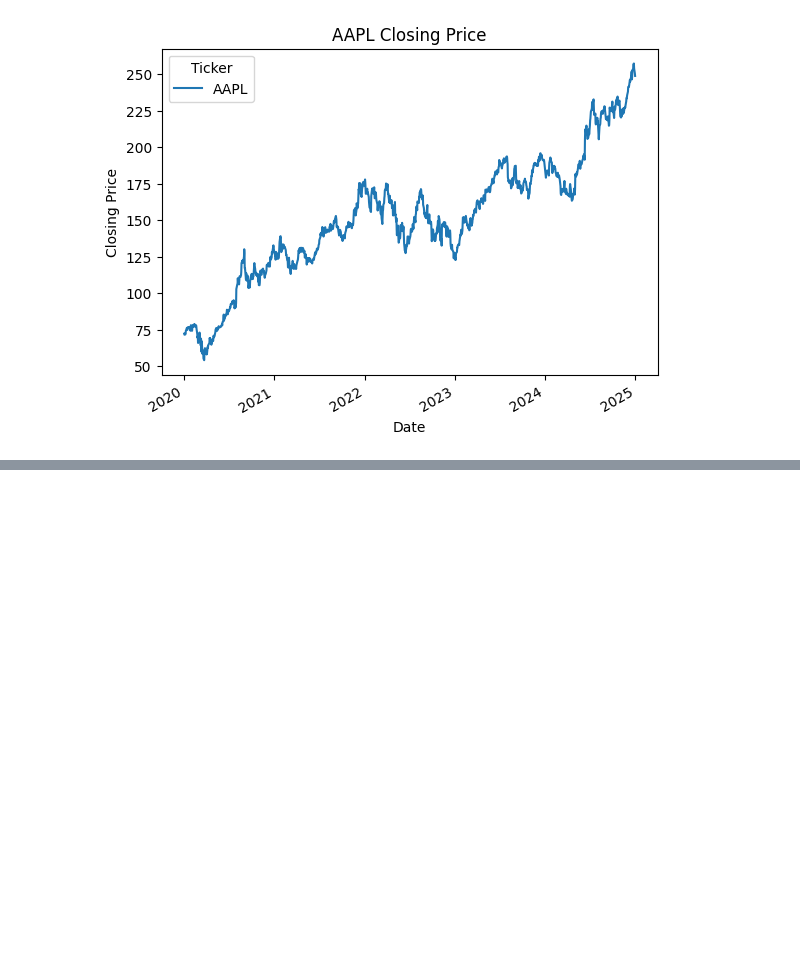
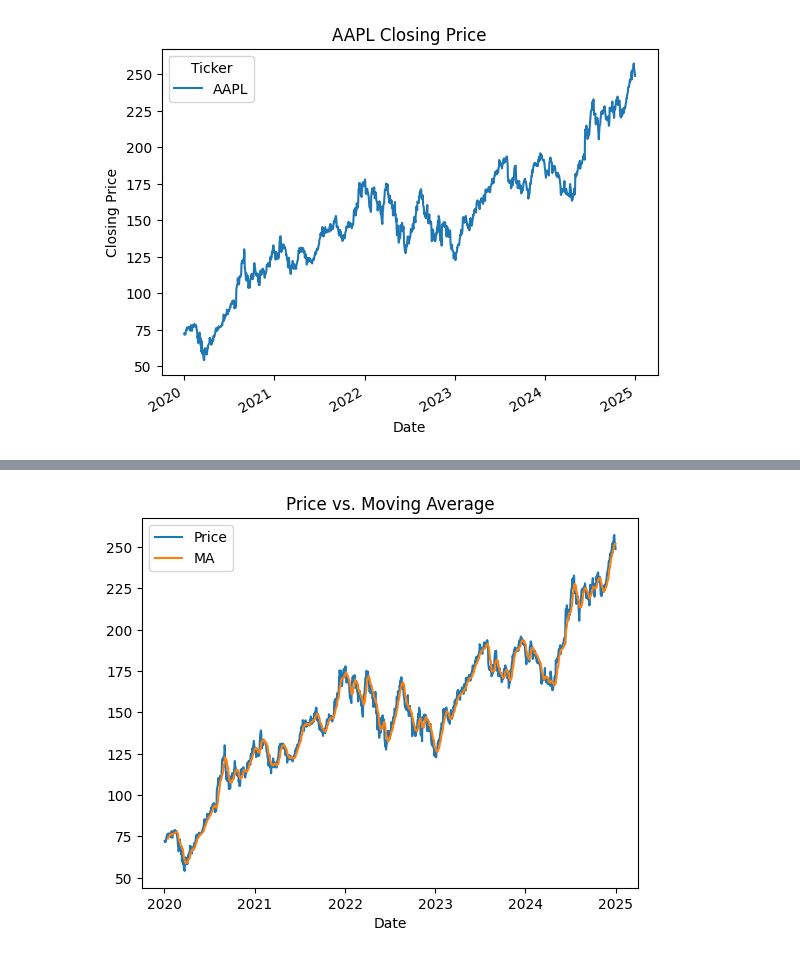
Before and after one commit to noelpdlt/quant-research-system, a Jupyter notebook: notebooks/financialdatatest1.ipynb, the cells around one changed output, grey strips where cells are left out. Drawn from its saved outputs; the diff is of its cells as text; code cells hidden in the pictures; blank space fills up the shorter version.

```diff
--- a/notebooks/financialdatatest1.ipynb
+++ b/notebooks/financialdatatest1.ipynb
@@ -33,0 +41,6 @@ ModuleNotFoundError: No module named 'src'
+# %%
+df = get_data('AAPL', '2020-01-01', '2025-01-01')
+df = compute_returns(df)
+df = moving_average(df)
+
+df.head(15)
@@ -33,0 +66,11 @@ ModuleNotFoundError: No module named 'src'
+# %%
+#Plotting Price against Moving Average
+plt.plot(df.index, df[('Close', 'AAPL')], label='Price')
+plt.plot(df.index, df['ma'], label='MA')
+
+plt.title('Price vs. Moving Average')
+plt.xlabel('Date')
+plt.legend()
+plt.show()
+# %% [output]
+[figure, added]
```
Also changed, not shown: parts of 5 cells of this notebook, 2 other files.
